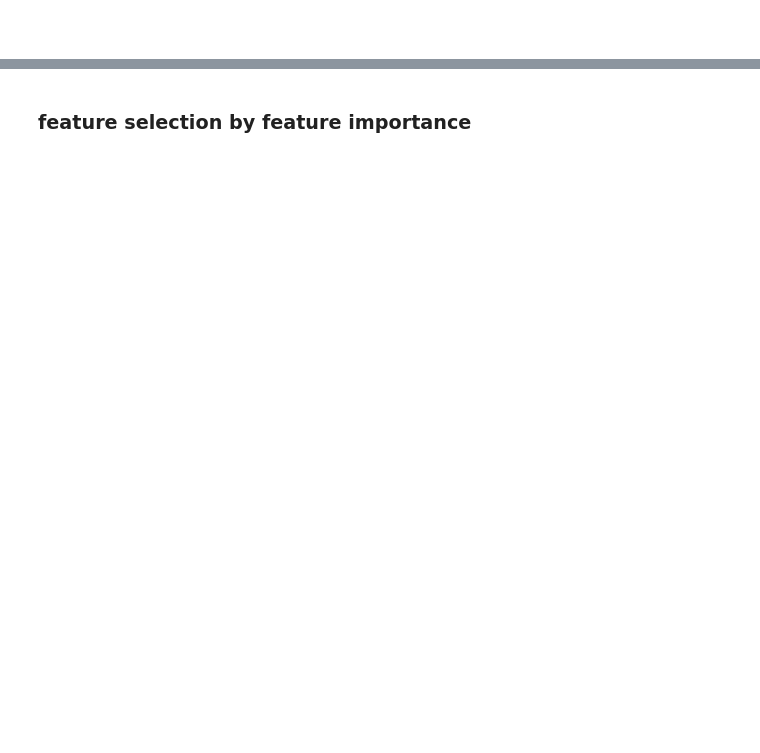
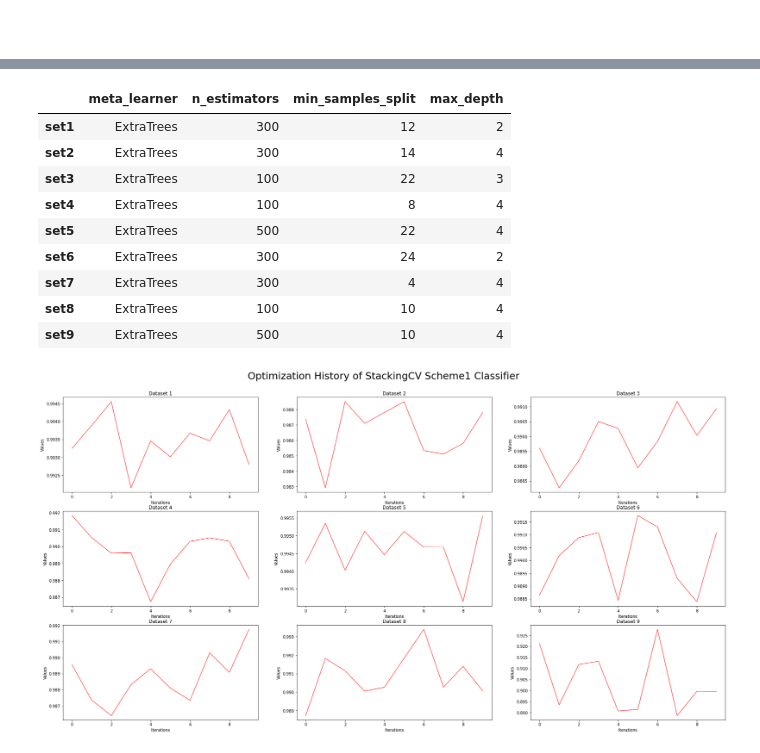
Before and after one commit to ruibone/AUO_aging_test, a Jupyter notebook: AUO aging test/Full_Version_Code/4-3_StackingCV_scheme1.ipynb, the cells around one changed output, grey strips where cells are left out. Saved outputs shown, nothing was run; the diff lists cells and outputs as text; code cells hidden in the pictures; blank space fills up the shorter version.

```diff
--- a/AUO aging test/Full_Version_Code/4-3_StackingCV_scheme1.ipynb
+++ b/AUO aging test/Full_Version_Code/4-3_StackingCV_scheme1.ipynb
@@ -45,9 +45,10 @@ Using cpu device.
 # %%
+# load hyperparameters of all base learners in a dictionary
 def load_hyper(num_set, date, model_list, iter_list, filename, mode, TPE_multi) :
 
     sampler = 'multivariate-TPE' if TPE_multi else 'univariate-TPE'
     allset_dict = {}
-    for j in range(num_set) :
+    for j in range(1, num_set) :
 
         model_dict = {}
         for i, model in enumerate(model_list) :
@@ -394,13 +392,12 @@ Labels of  10 datasets are divided.
 # %%
-##### loading hyperparameters #####
+##### loading hyperparameters of all base learners #####
 hyper_info = {
     'num_set': 10,
-    'date': '20211207',
-    'model_list': ['NeuralNetwork', 'LightGBM', 'XGBoost', 'CatBoost'],
-    'iter_list': [20, 200, 200, 200],
+    'date': '20220308',
+    'model_list': ['XGBoost', 'LightGBM', 'CatBoost', 'RandomForest'],
+    'iter_list': [25, 25, 25, 20],
     'filename': 'runhist_array_m2m4_m5_3criteria',
-    'TPE_multi': True
+    'TPE_multi': False
 }
 
 base_paramC = load_hyper(**hyper_info, mode = 'C')
-# base_paramR = load_hyper(**hyper_info, mode = 'R')
@@ -613,2 +687,0 @@ Aging Rate: 0.0
-# %% [markdown]
-### feature selection by feature importance
@@ -616,0 +688,19 @@ rank_importance(train_firstC['set7'], mode = 'C')
+# %%
+##### optimization history plot #####
+optuna_history(best_paramC, all_scoreC, num_row = 3, num_col = 3, model = 'StackingCV Scheme1 Classifier')
+
+##### best hyperparameter table #####
+param_table = pd.DataFrame(best_paramC).T
+param_table
+# %% [output]
+|  | meta_learner | n_estimators | min_samples_split | max_depth |
+| set1 | ExtraTrees | 300 | 12 | 2 |
+| set2 | ExtraTrees | 300 | 14 | 4 |
+| set3 | ExtraTrees | 100 | 22 | 3 |
+| set4 | ExtraTrees | 100 | 8 | 4 |
+| set5 | ExtraTrees | 500 | 22 | 4 |
+| set6 | ExtraTrees | 300 | 24 | 2 |
+| set7 | ExtraTrees | 300 | 4 | 4 |
+| set8 | ExtraTrees | 100 | 10 | 4 |
+| set9 | ExtraTrees | 500 | 10 | 4 |
+[figure, added]
```
Also changed, not shown: parts of 30 cells of this notebook, 15 other files.
